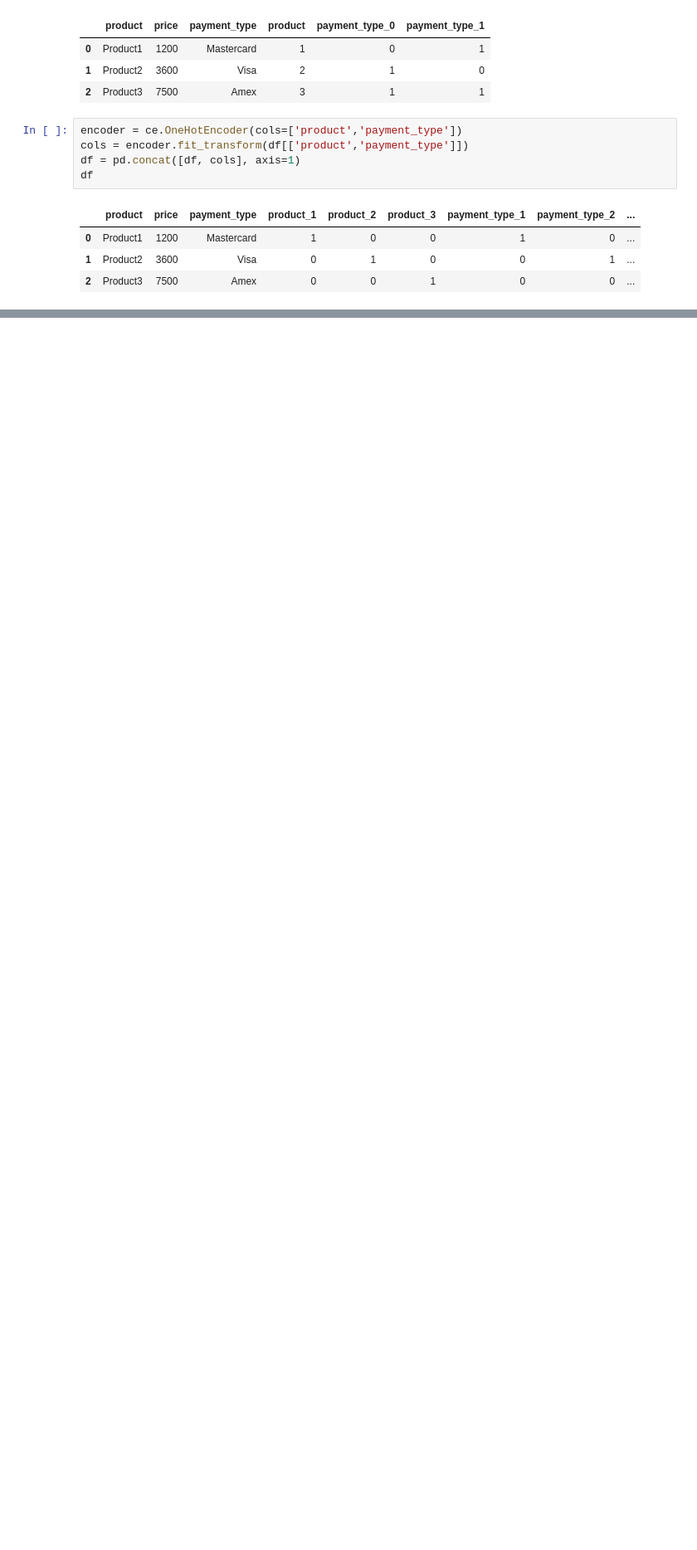
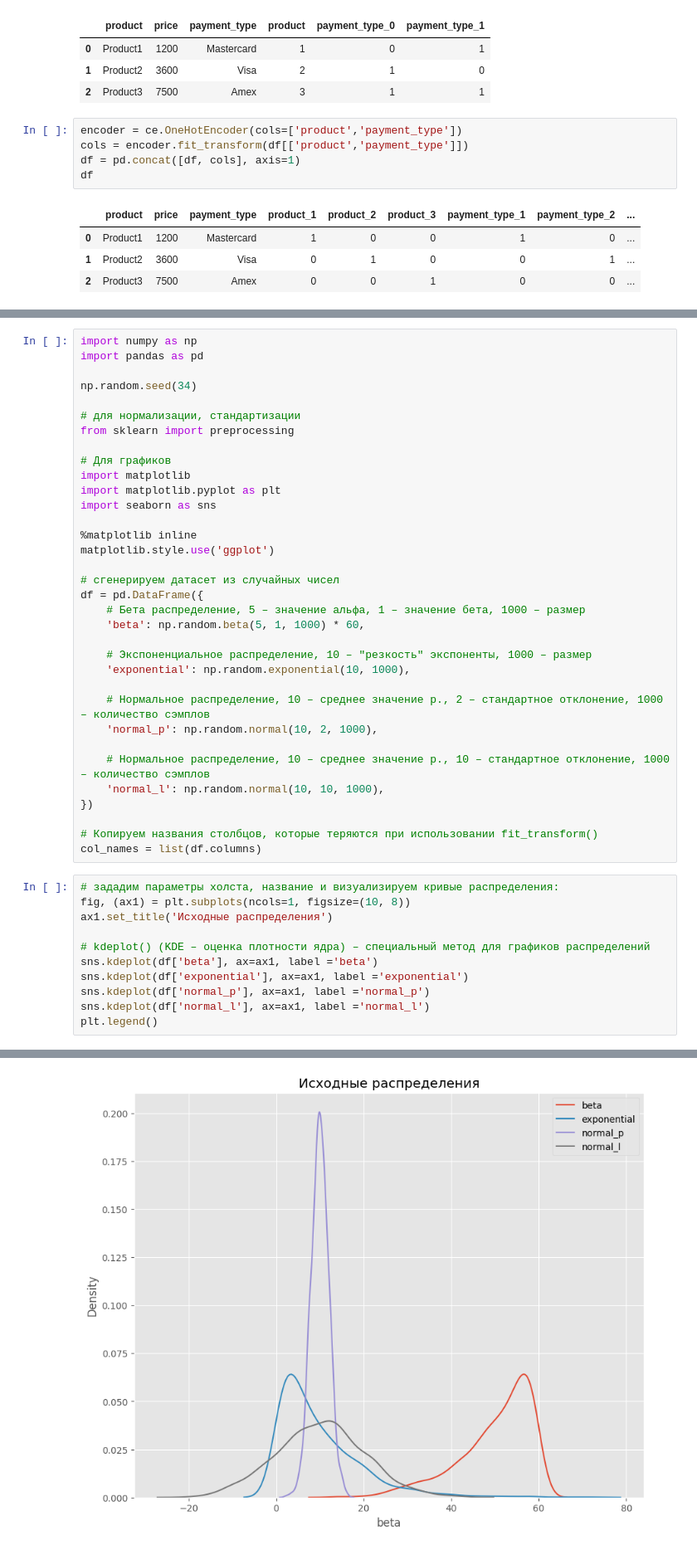
Before and after one commit to metalin37/Skillfactory, a Jupyter notebook: EDA/EDA-3. Проектирование признаков/EDA-3.ipynb, the cells around one changed output, grey strips where cells are left out. Shown at 83% size. Saved outputs shown, nothing was run; the diff lists cells and outputs as text; blank space fills up the shorter version.

```diff
--- a/EDA/EDA-3. Проектирование признаков/EDA-3.ipynb
+++ b/EDA/EDA-3. Проектирование признаков/EDA-3.ipynb
@@ -568,0 +575,46 @@ df
+# %%
+import numpy as np
+import pandas as pd
+
+np.random.seed(34)
+
+# для нормализации, стандартизации
+from sklearn import preprocessing
+
+# Для графиков
+import matplotlib
+import matplotlib.pyplot as plt
+import seaborn as sns
+
+%matplotlib inline
+matplotlib.style.use('ggplot')
+
+# сгенерируем датасет из случайных чисел
+df = pd.DataFrame({
+    # Бета распределение, 5 – значение альфа, 1 – значение бета, 1000 – размер
+    'beta': np.random.beta(5, 1, 1000) * 60,
+
+    # Экспоненциальное распределение, 10 – "резкость" экспоненты, 1000 – размер
+    'exponential': np.random.exponential(10, 1000),
+
+    # Нормальное распределение, 10 – среднее значение р., 2 – стандартное отклонение, 1000 – количество сэмплов
+    'normal_p': np.random.normal(10, 2, 1000),
+
+    # Нормальное распределение, 10 – среднее значение р., 10 – стандартное отклонение, 1000 – количество сэмплов
+    'normal_l': np.random.normal(10, 10, 1000),
+})
+
+# Копируем названия столбцов, которые теряются при использовании fit_transform()
+col_names = list(df.columns)
+# %%
+# зададим параметры холста, название и визуализируем кривые распределения:
+fig, (ax1) = plt.subplots(ncols=1, figsize=(10, 8))
+ax1.set_title('Исходные распределения')
+
+# kdeplot() (KDE – оценка плотности ядра) – специальный метод для графиков распределений
+sns.kdeplot(df['beta'], ax=ax1, label ='beta')
+sns.kdeplot(df['exponential'], ax=ax1, label ='exponential')
+sns.kdeplot(df['normal_p'], ax=ax1, label ='normal_p')
+sns.kdeplot(df['normal_l'], ax=ax1, label ='normal_l')
+plt.legend()
+# %% [output]
@@ -568,0 +622 @@ df
+[figure, added]
```
Also changed, not shown: parts of 19 cells of this notebook.
